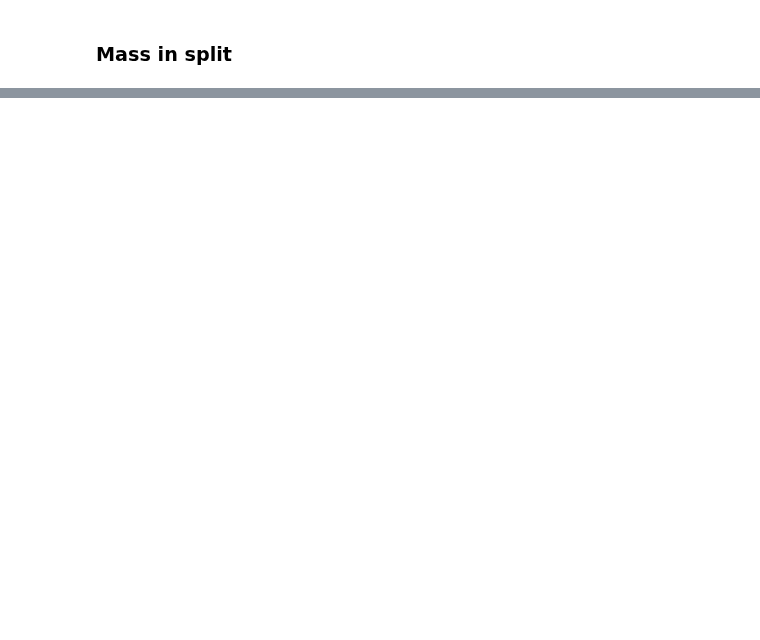
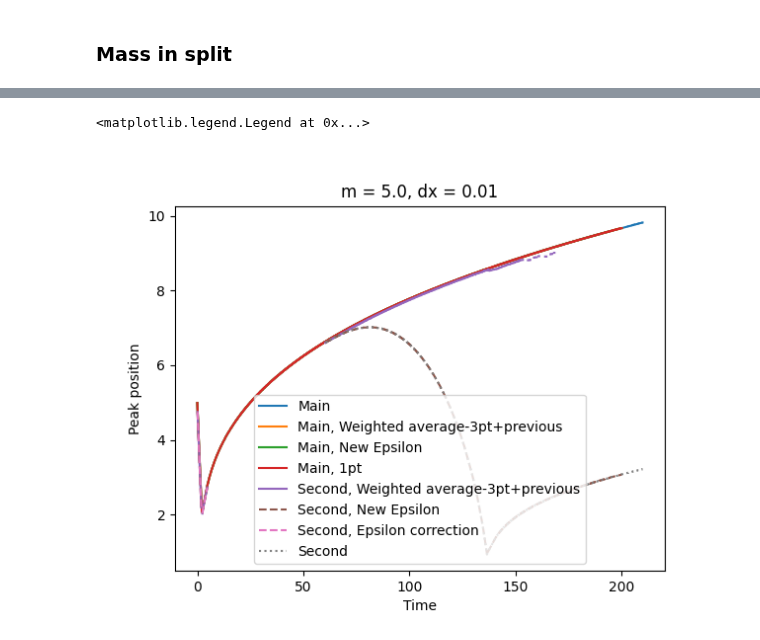
Before and after one commit to LoreCip/LQG-BH-Collapse, a Jupyter notebook: PostProcessing/split.ipynb, the cells around one changed output, grey strips where cells are left out. Drawn from its saved outputs; the diff is of its cells as text; code cells hidden in the pictures; blank space fills up the shorter version.

Commit message:
samll corrections

```diff
--- a/PostProcessing/split.ipynb
+++ b/PostProcessing/split.ipynb
@@ -375,0 +540,64 @@ print(mass)
+# %%
+fig = plt.figure()
+
+id = M[0]
+
+for dx in dxs:
+    try:
+        plt.plot(main_peak[id][dx][:,0], main_peak[id][dx][:,1], label = f'Main')
+    except KeyError:
+        pass
+
+for dx in dxs:
+    try:
+        plt.plot(main_peak2[id][dx][:,0], main_peak2[id][dx][:,1], label = f'Main, Weighted average-3pt+previous')
+    except KeyError:
+        pass
+
+for dx in dxs:
+    try:
+        plt.plot(main_peak1[id][dx][:,0], main_peak1[id][dx][:,1], label = f'Main, New Epsilon')
+    except KeyError:
+        pass
+
+for dx in dxs:
+    try:
+        plt.plot(main_peak3[id][dx][:,0], main_peak3[id][dx][:,1], label = f'Main, 1pt')
+    except KeyError:
+        pass
+
+for dx in dxs:
+    try:
+        plt.plot(second_peak2[id][dx][:,0], second_peak2[id][dx][:,1], '-', label = f'Second, Weighted average-3pt+previous')
+    except KeyError:
+        pass
+
+
+for dx in dxs:
+    try:
+        plt.plot(second_peak1[id][dx][:,0], second_peak1[id][dx][:,1], '--', label = f'Second, New Epsilon')
+    except KeyError:
+        pass
+
+
+for dx in dxs:
+    try:
+        plt.plot(second_peak3[id][dx][:,0], second_peak3[id][dx][:,1], '--', label = f'Second, Epsilon correction')
+    except KeyError:
+        pass
+
+for dx in dxs:
+    try:
+        plt.plot(second_peak[id][dx][:,0], second_peak[id][dx][:,1], ':', label = f'Second')
+    except KeyError:
+        pass
+
+
+plt.xlabel("Time")
+plt.ylabel("Peak position")
+
+plt.title(f'm = {id}, {dx = }')
+plt.legend()
+# %% [output]
+<matplotlib.legend.Legend at 0x...>
+[figure, added]
```
Also changed, not shown: parts of 17 cells of this notebook, 9 other files.
